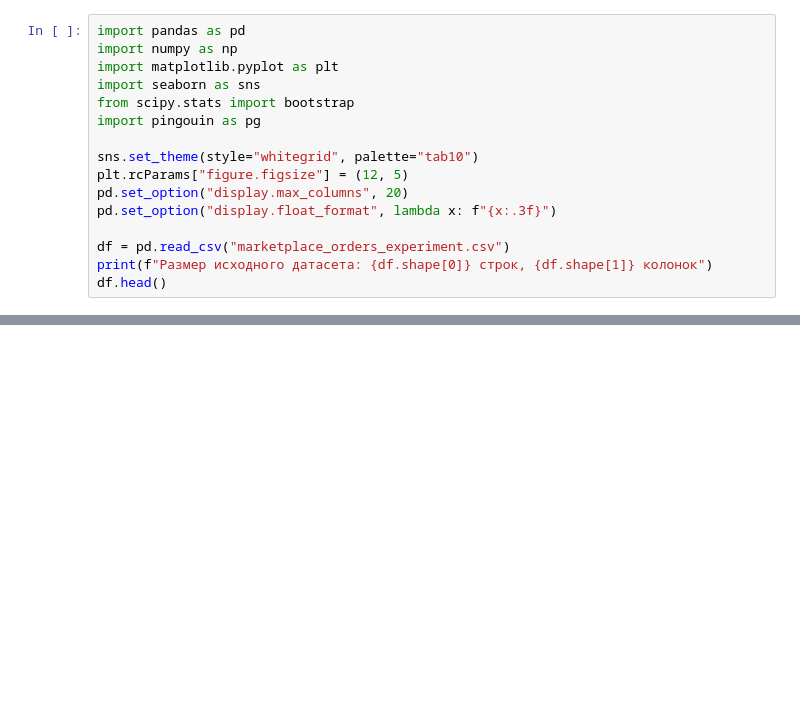
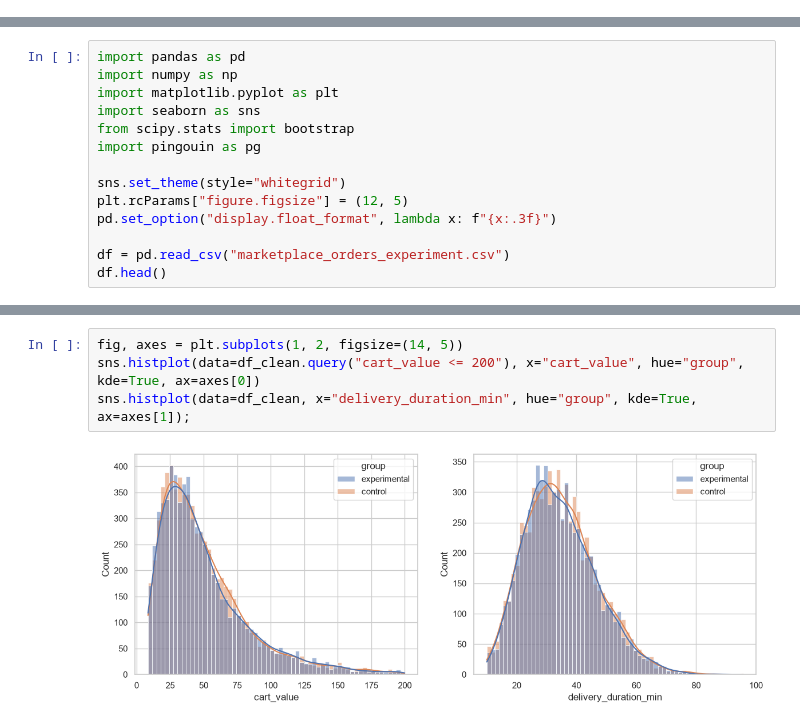
Before and after one commit to axiom-stat/Bootstrap-a-b-test, a Jupyter notebook: marketplace_ab_test_project.ipynb, the cells around one changed output, grey strips where cells are left out. Drawn from its saved outputs; the diff is of its cells as text; blank space fills up the shorter version.

Commit message:
refactor: clean up notebook style to natural analyst workflow

```diff
--- a/marketplace_ab_test_project.ipynb
+++ b/marketplace_ab_test_project.ipynb
@@ -32,16 +0,0 @@
-# %%
-import pandas as pd
-import numpy as np
-import matplotlib.pyplot as plt
-import seaborn as sns
-from scipy.stats import bootstrap
-import pingouin as pg
-
-sns.set_theme(style="whitegrid", palette="tab10")
-plt.rcParams["figure.figsize"] = (12, 5)
-pd.set_option("display.max_columns", 20)
-pd.set_option("display.float_format", lambda x: f"{x:.3f}")
-
-df = pd.read_csv("marketplace_orders_experiment.csv")
-print(f"Размер исходного датасета: {df.shape[0]} строк, {df.shape[1]} колонок")
-df.head()
@@ -390,0 +18,14 @@ print(f"Итоговый баланс юнит-экономики на 1000 кл
+# %%
+import pandas as pd
+import numpy as np
+import matplotlib.pyplot as plt
+import seaborn as sns
+from scipy.stats import bootstrap
+import pingouin as pg
+
+sns.set_theme(style="whitegrid")
+plt.rcParams["figure.figsize"] = (12, 5)
+pd.set_option("display.float_format", lambda x: f"{x:.3f}")
+
+df = pd.read_csv("marketplace_orders_experiment.csv")
+df.head()
@@ -390,0 +82,6 @@ print(f"Итоговый баланс юнит-экономики на 1000 кл
+# %%
+fig, axes = plt.subplots(1, 2, figsize=(14, 5))
+sns.histplot(data=df_clean.query("cart_value <= 200"), x="cart_value", hue="group", kde=True, ax=axes[0])
+sns.histplot(data=df_clean, x="delivery_duration_min", hue="group", kde=True, ax=axes[1]);
+# %% [output]
+[figure, added]
```
Also changed, not shown: parts of 57 cells of this notebook.
